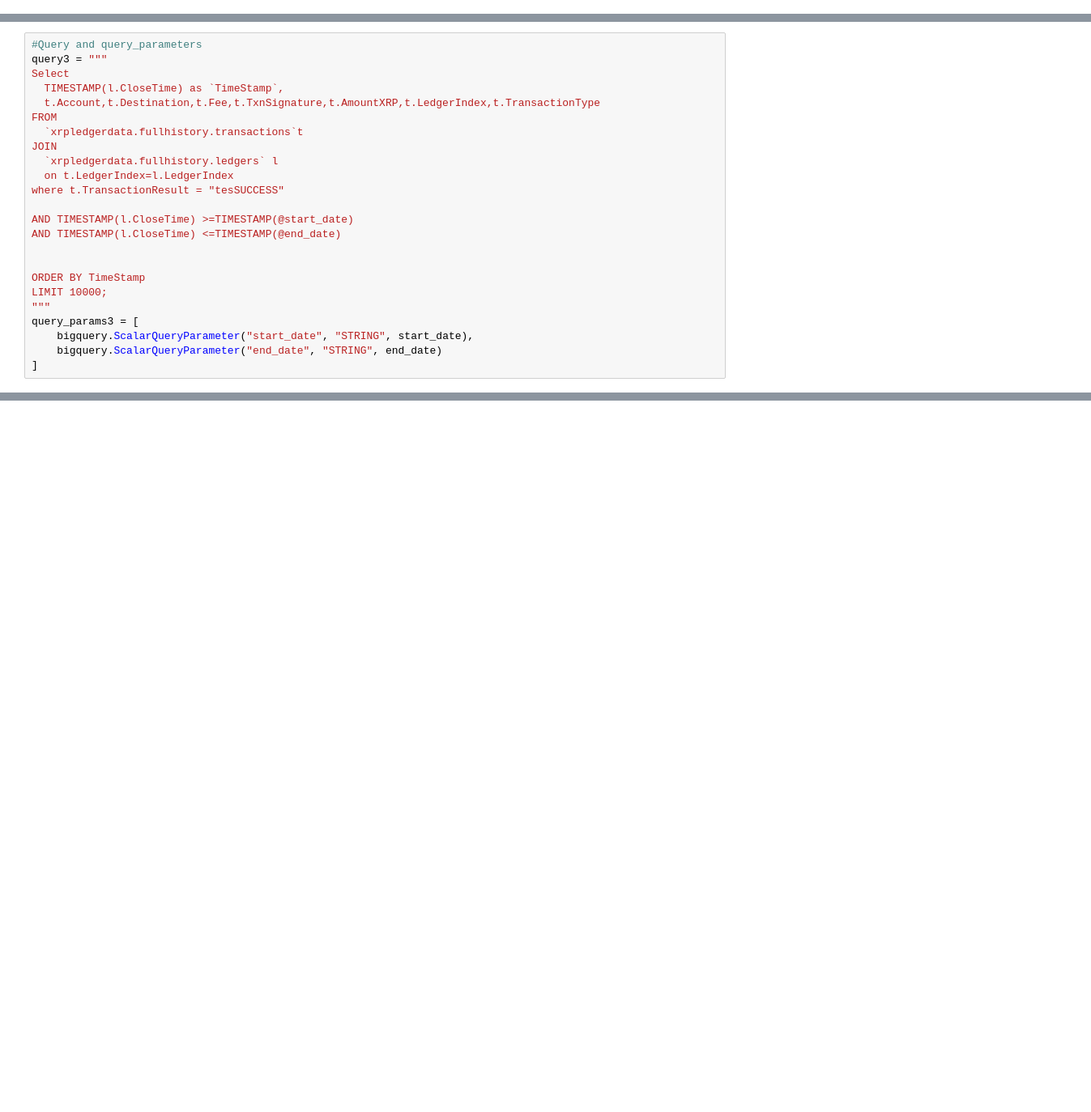
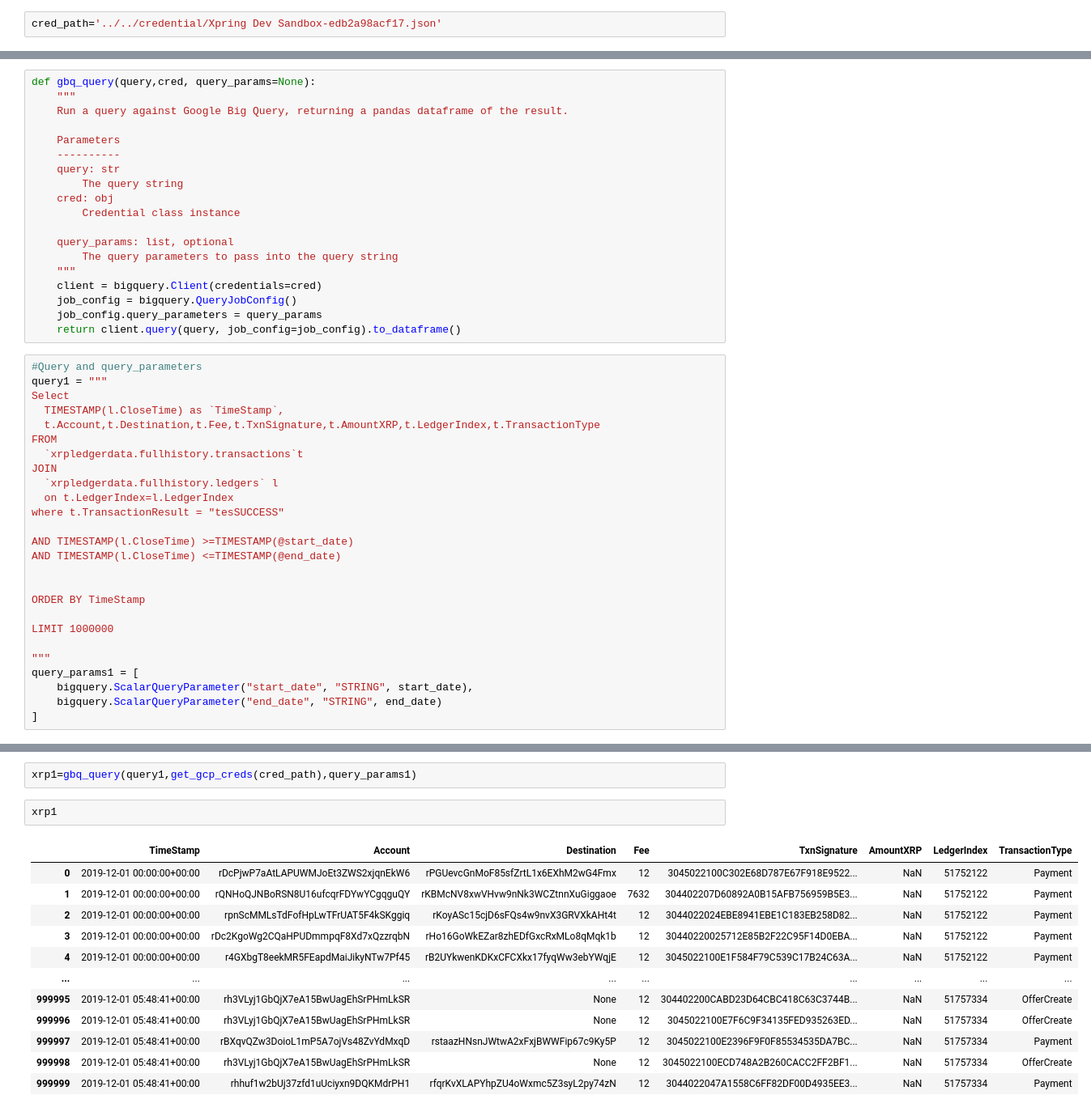
Before and after one commit to ravibhandia/XRPLords, a Jupyter notebook: Notebooks/Account_Features/Generating_Acount_Features.ipynb, the cells around one changed output, grey strips where cells are left out. Shown: that part at 81% size. Drawn from its saved outputs; the diff is of its cells as text; blank space fills up the shorter version.

```diff
--- a/Notebooks/Account_Features/Generating_Acount_Features.ipynb
+++ b/Notebooks/Account_Features/Generating_Acount_Features.ipynb
@@ -44,3 +49,5 @@ load_dependencies
 # %%
 start_date='2019-12-1'
 end_date='2019-12-31'
+# %%
+cred_path='../../credential/Xpring Dev Sandbox-edb2a98acf17.json'
@@ -47,6 +72,25 @@ end_date='2019-12-31'
+# %%
+def gbq_query(query,cred, query_params=None):
+    """
+    Run a query against Google Big Query, returning a pandas dataframe of the result.
+
+    Parameters
+    ----------
+    query: str
+        The query string
+    cred: obj
+        Credential class instance
+
+    query_params: list, optional
+        The query parameters to pass into the query string
+    """
+    client = bigquery.Client(credentials=cred)
+    job_config = bigquery.QueryJobConfig()
+    job_config.query_parameters = query_params
+    return client.query(query, job_config=job_config).to_dataframe()
 # %%
 #Query and query_parameters
-query3 = """
+query1 = """
 Select
   TIMESTAMP(l.CloseTime) as `TimeStamp`,
   t.Account,t.Destination,t.Fee,t.TxnSignature,t.AmountXRP,t.LedgerIndex,t.TransactionType
@@ -62,9 +106,11 @@ AND TIMESTAMP(l.CloseTime) <=TIMESTAMP(@end_date)
 
 
 ORDER BY TimeStamp
-LIMIT 10000;
+
+LIMIT 1000000
+
 """
-query_params3 = [
+query_params1 = [
     bigquery.ScalarQueryParameter("start_date", "STRING", start_date),
     bigquery.ScalarQueryParameter("end_date", "STRING", end_date)
 ]
@@ -75,0 +117,17 @@ xrp3
+# %%
+xrp1=gbq_query(query1,get_gcp_creds(cred_path),query_params1)
+# %%
+xrp1
+# %% [output]
+|  | TimeStamp | Account | Destination | Fee | TxnSignature | AmountXRP | LedgerIndex | TransactionType |
+| 0 | 2019-12-01 00:00:00+00:00 | rDcPjwP7aAtLAPUWMJoEt3ZWS2xjqnEkW6 | rPGUevcGnMoF85sfZrtL1x6EXhM2wG4Fmx | 12 | 3045022100C302E68D787E67F918E9522... | NaN | 51752122 | Payment |
+| 1 | 2019-12-01 00:00:00+00:00 | rQNHoQJNBoRSN8U16ufcqrFDYwYCgqguQY | rKBMcNV8xwVHvw9nNk3WCZtnnXuGiggaoe | 7632 | 304402207D60892A0B15AFB756959B5E3... | NaN | 51752122 | Payment |
+| 2 | 2019-12-01 00:00:00+00:00 | rpnScMMLsTdFofHpLwTFrUAT5F4kSKggiq | rKoyASc15cjD6sFQs4w9nvX3GRVXkAHt4t | 12 | 3044022024EBE8941EBE1C183EB258D82... | NaN | 51752122 | Payment |
+| 3 | 2019-12-01 00:00:00+00:00 | rDc2KgoWg2CQaHPUDmmpqF8Xd7xQzzrqbN | rHo16GoWkEZar8zhEDfGxcRxMLo8qMqk1b | 12 | 30440220025712E85B2F22C95F14D0EBA... | NaN | 51752122 | Payment |
+| 4 | 2019-12-01 00:00:00+00:00 | r4GXbgT8eekMR5FEapdMaiJikyNTw7Pf45 | rB2UYkwenKDKxCFCXkx17fyqWw3ebYWqjE | 12 | 3045022100E1F584F79C539C17B24C63A... | NaN | 51752122 | Payment |
+| ... | ... | ... | ... | ... | ... | ... | ... | ... |
+| 999995 | 2019-12-01 05:48:41+00:00 | rh3VLyj1GbQjX7eA15BwUagEhSrPHmLkSR | None | 12 | 304402200CABD23D64CBC418C63C3744B... | NaN | 51757334 | OfferCreate |
+| 999996 | 2019-12-01 05:48:41+00:00 | rh3VLyj1GbQjX7eA15BwUagEhSrPHmLkSR | None | 12 | 3045022100E7F6C9F34135FED935263ED... | NaN | 51757334 | OfferCreate |
+| 999997 | 2019-12-01 05:48:41+00:00 | rBXqvQZw3DoioL1mP5A7ojVs48ZvYdMxqD | rstaazHNsnJWtwA2xFxjBWWFip67c9Ky5P | 12 | 3045022100E2396F9F0F85534535DA7BC... | NaN | 51757334 | Payment |
+| 999998 | 2019-12-01 05:48:41+00:00 | rh3VLyj1GbQjX7eA15BwUagEhSrPHmLkSR | None | 12 | 3045022100ECD748A2B260CACC2FF2BF1... | NaN | 51757334 | OfferCreate |
+| 999999 | 2019-12-01 05:48:41+00:00 | rhhuf1w2bUj37zfd1uUciyxn9DQKMdrPH1 | rfqrKvXLAPYhpZU4oWxmc5Z3syL2py74zN | 12 | 3044022047A1558C6FF82DF00D4935EE3... | NaN | 51757334 | Payment |
```
Also changed, not shown: parts of 20 cells of this notebook.
